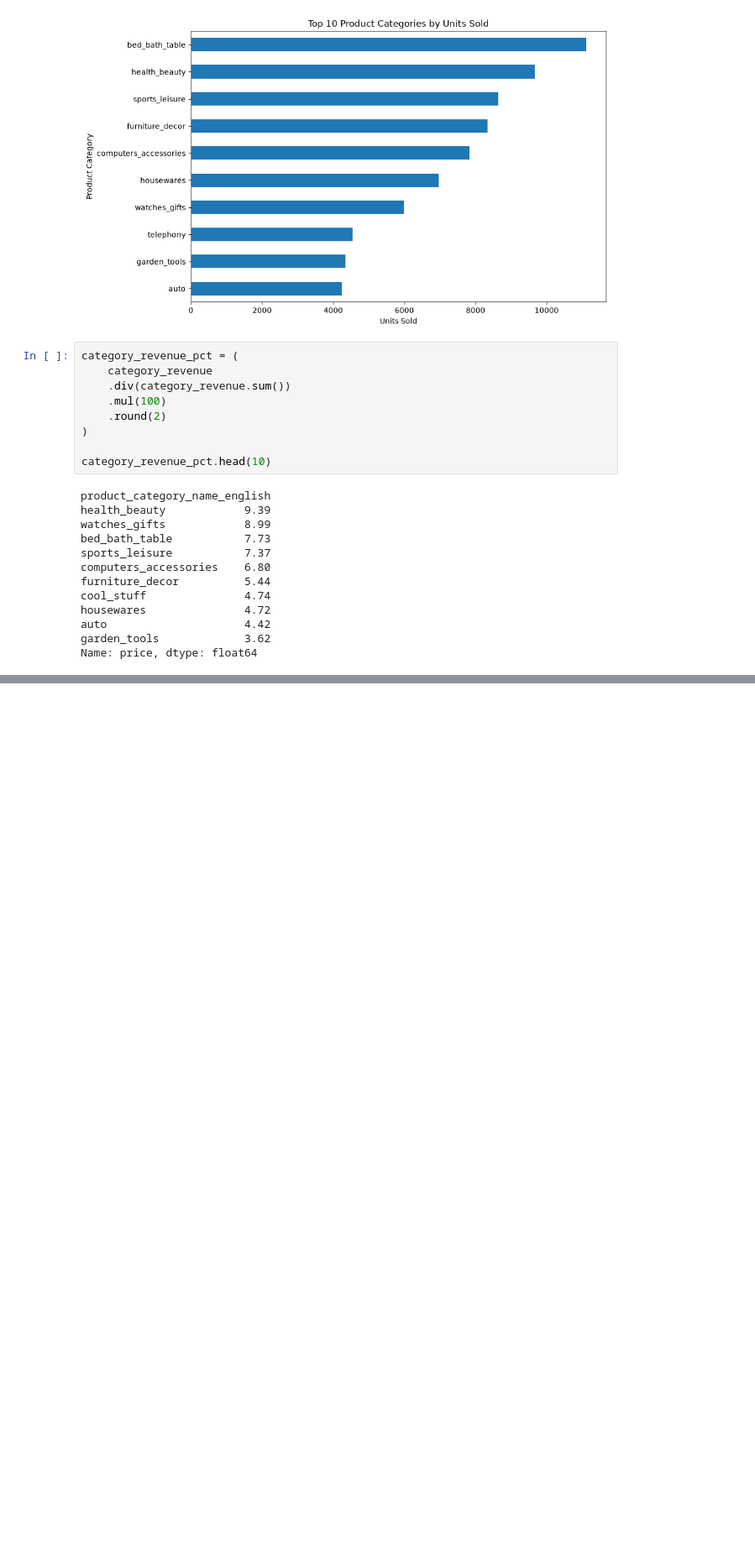
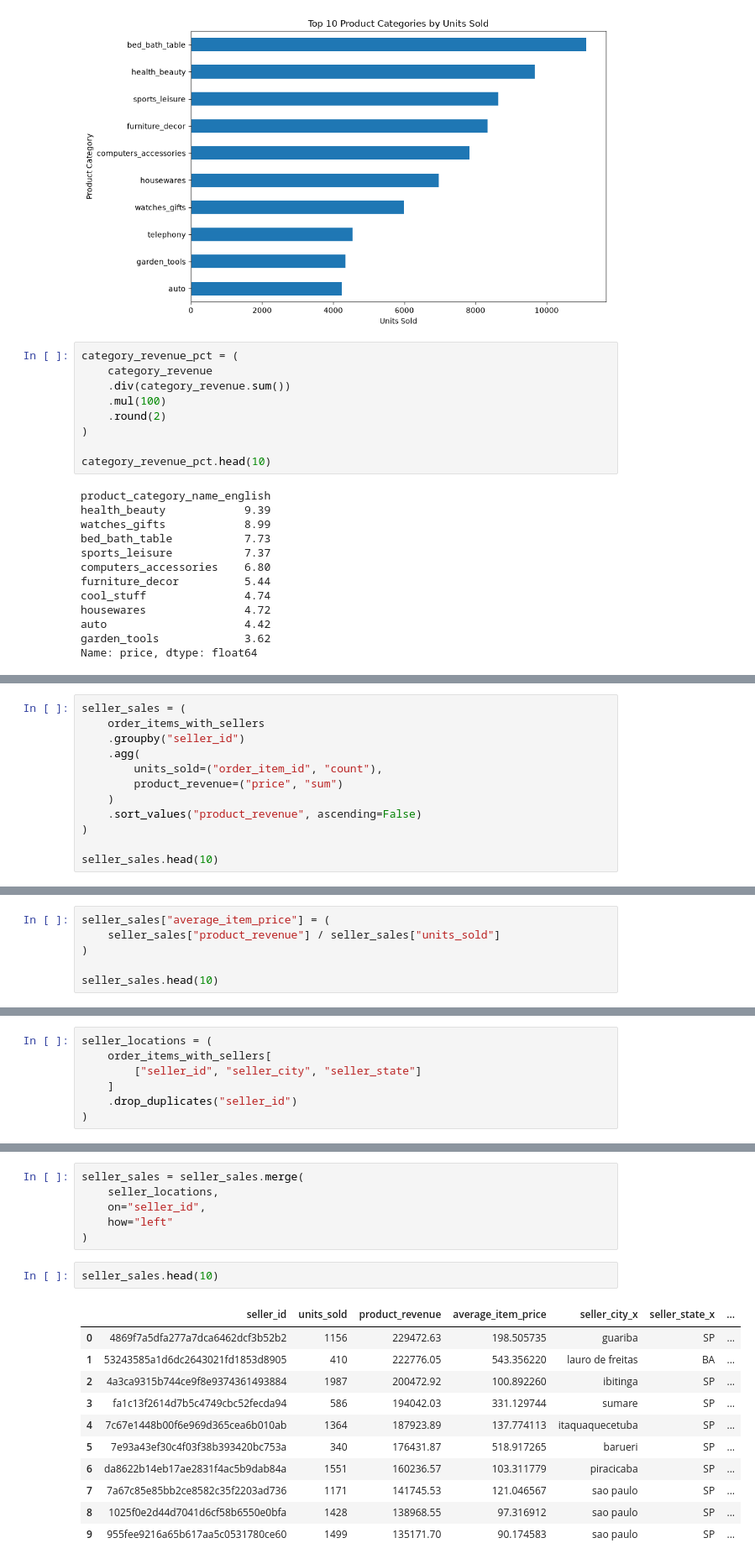
Before and after one commit to PoojaMandal7355/olist-ecommerce-analytics, a Jupyter notebook: notebooks/01_olist_eda.ipynb, the cells around one changed output, grey strips where cells are left out. Shown at 84% size. Drawn from its saved outputs; the diff is of its cells as text; blank space fills up the shorter version.

```diff
--- a/notebooks/01_olist_eda.ipynb
+++ b/notebooks/01_olist_eda.ipynb
@@ -1088,0 +1133,12 @@ Name: price, dtype: float64
+# %%
+seller_sales = (
+    order_items_with_sellers
+    .groupby("seller_id")
+    .agg(
+        units_sold=("order_item_id", "count"),
+        product_revenue=("price", "sum")
+    )
+    .sort_values("product_revenue", ascending=False)
+)
+
+seller_sales.head(10)
@@ -1088,0 +1158,6 @@ Name: price, dtype: float64
+# %%
+seller_sales["average_item_price"] = (
+    seller_sales["product_revenue"] / seller_sales["units_sold"]
+)
+
+seller_sales.head(10)
@@ -1088,0 +1177,7 @@ Name: price, dtype: float64
+# %%
+seller_locations = (
+    order_items_with_sellers[
+        ["seller_id", "seller_city", "seller_state"]
+    ]
+    .drop_duplicates("seller_id")
+)
@@ -1088,0 +1193,20 @@ Name: price, dtype: float64
+# %%
+seller_sales = seller_sales.merge(
+    seller_locations,
+    on="seller_id",
+    how="left"
+)
+# %%
+seller_sales.head(10)
+# %% [output]
+|  | seller_id | units_sold | product_revenue | average_item_price | seller_city_x | seller_state_x | ... |
+| 0 | 4869f7a5dfa277a7dca6462dcf3b52b2 | 1156 | 229472.63 | 198.505735 | guariba | SP | ... |
+| 1 | 53243585a1d6dc2643021fd1853d8905 | 410 | 222776.05 | 543.356220 | lauro de freitas | BA | ... |
+| 2 | 4a3ca9315b744ce9f8e9374361493884 | 1987 | 200472.92 | 100.892260 | ibitinga | SP | ... |
+| 3 | fa1c13f2614d7b5c4749cbc52fecda94 | 586 | 194042.03 | 331.129744 | sumare | SP | ... |
+| 4 | 7c67e1448b00f6e969d365cea6b010ab | 1364 | 187923.89 | 137.774113 | itaquaquecetuba | SP | ... |
+| 5 | 7e93a43ef30c4f03f38b393420bc753a | 340 | 176431.87 | 518.917265 | barueri | SP | ... |
+| 6 | da8622b14eb17ae2831f4ac5b9dab84a | 1551 | 160236.57 | 103.311779 | piracicaba | SP | ... |
+| 7 | 7a67c85e85bb2ce8582c35f2203ad736 | 1171 | 141745.53 | 121.046567 | sao paulo | SP | ... |
+| 8 | 1025f0e2d44d7041d6cf58b6550e0bfa | 1428 | 138968.55 | 97.316912 | sao paulo | SP | ... |
+| 9 | 955fee9216a65b617aa5c0531780ce60 | 1499 | 135171.70 | 90.174583 | sao paulo | SP | ... |
```
Also changed, not shown: parts of 15 cells of this notebook.
